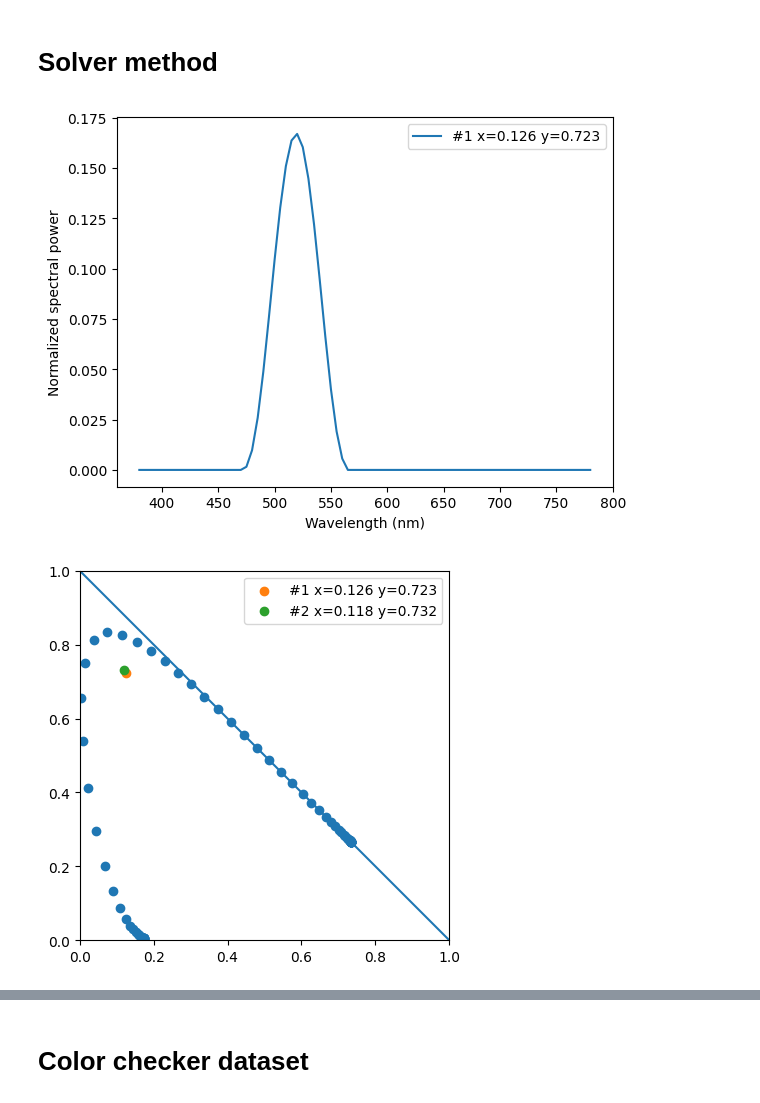
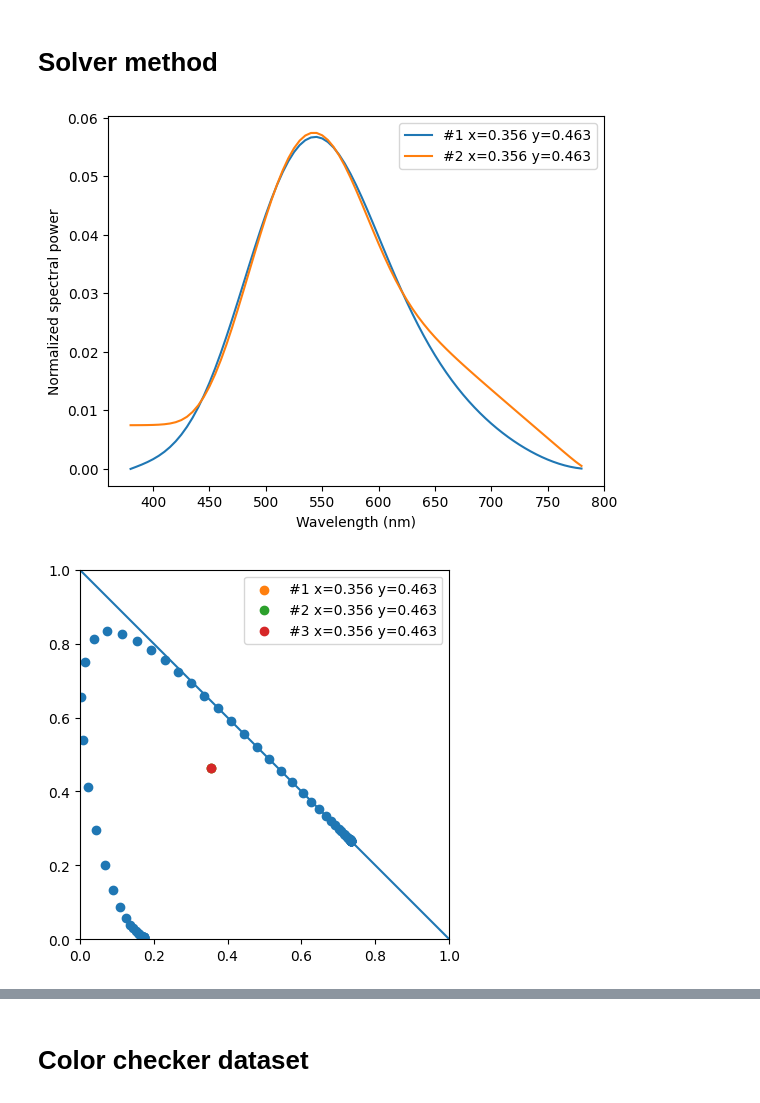
Before and after one commit to JanLohse/spectral_film_lut, a Jupyter notebook: spectral_experiments.ipynb, the cells around one changed output, grey strips where cells are left out. Cells and saved outputs as stored; diff of their text form; code cells hidden in the pictures.

```diff
--- a/spectral_experiments.ipynb
+++ b/spectral_experiments.ipynb
@@ -229,38 +229,39 @@ def xy_to_spectrum_nnls(xy, cmfs=cmfs, l1=0.05, l2=1.0):
 
     A = cmfs.T  # (3×N)
     N = A.shape[1]
 
     # first derivative smoothness
     D1 = np.eye(N, k=0) - np.eye(N, k=1)
     # second derivative smoothness
     D2 = np.eye(N, k=0) - 2 * np.eye(N, k=1) + np.eye(N, k=2)
 
     # stack system instead of forming normal equations
     C = np.vstack([A, np.sqrt(l1) * D1, np.sqrt(l2) * D2])
     d = np.concatenate([XYZ, np.zeros(N * 2)])
 
     s, _ = nnls(C, d)
     return s
 
 
 hull = Delaunay(xy_w)
 xy = (0, 0)
 while not hull.find_simplex(xy) >= 0:
     x = np.random.rand()
     y = np.random.rand()
     xy = (x, y)
 
 # xy = spectrum_to_xy(D55)
 try:
-    spectrum = xy_to_spectrum_nnls(xy)
+    spectrum_a = xy_to_spectrum_nnls(xy, l1=0.01)
+    spectrum_b = xy_to_spectrum_nnls(xy, l1=1)
 except RuntimeError:
     plot_cie(xy)
 else:
-    plot_spectra(spectrum)
-    plot_cie(spectrum_to_xy(spectrum), xy)
+    plot_spectra(spectrum_a, spectrum_b)
+    plot_cie(spectrum_to_xy(spectrum_a), spectrum_to_xy(spectrum_b), xy)
 # %% [output]
-[figure, old version]
+[figure, new version]
-[figure, old version]
+[figure, new version]
 # %%
 reference_sds = colour.characterisation.read_training_data_rawtoaces_v1().align(
     spectral_shape).values.T
```
Also changed, not shown: parts of 6 cells of this notebook, 5 other files.
